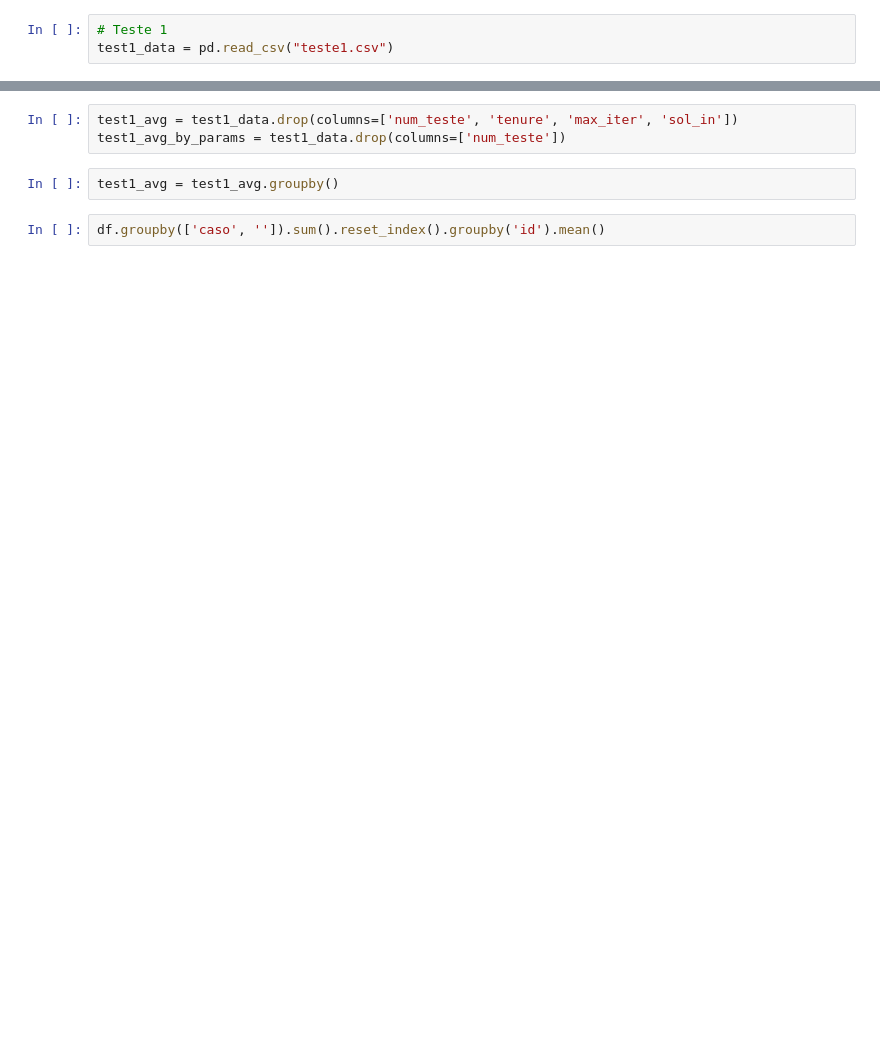
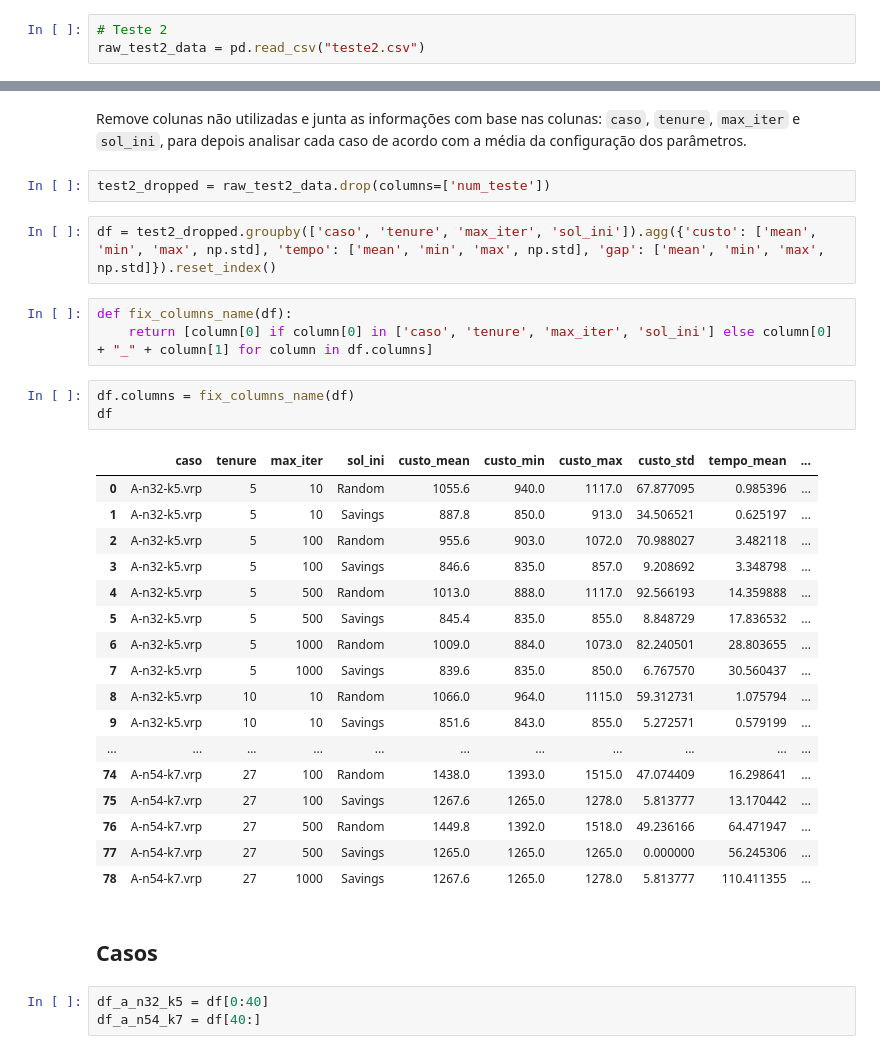
Before and after one commit to AHalic/tabu-search, a Jupyter notebook: log/log_analysis.ipynb, the cells around one changed output, grey strips where cells are left out. Cells and saved outputs as stored; diff of their text form; blank space fills up the shorter version.

Commit message:
:sparkles: analyzes tenure = 10

```diff
--- a/log/log_analysis.ipynb
+++ b/log/log_analysis.ipynb
@@ -3,3 +10,3 @@ import pandas as pd
 # %%
-# Teste 1
-test1_data = pd.read_csv("teste1.csv")
+# Teste 2
+raw_test2_data = pd.read_csv("teste2.csv")
@@ -10,7 +13,35 @@ test1_data
+# %% [markdown]
+Remove colunas não utilizadas e junta as informações com base nas colunas: `caso`, `tenure`, `max_iter` e `sol_ini`, para depois analisar cada caso de acordo com a média da configuração dos parâmetros.
 # %%
-test1_avg = test1_data.drop(columns=['num_teste', 'tenure', 'max_iter', 'sol_in'])
-test1_avg_by_params = test1_data.drop(columns=['num_teste'])
+test2_dropped = raw_test2_data.drop(columns=['num_teste'])
-# %%
-test1_avg = test1_avg.groupby()
 # %%
-df.groupby(['caso', '']).sum().reset_index().groupby('id').mean()
+df = test2_dropped.groupby(['caso', 'tenure', 'max_iter', 'sol_ini']).agg({'custo': ['mean', 'min', 'max', np.std], 'tempo': ['mean', 'min', 'max', np.std], 'gap': ['mean', 'min', 'max', np.std]}).reset_index()
+# %%
+def fix_columns_name(df):
+    return [column[0] if column[0] in ['caso', 'tenure', 'max_iter', 'sol_ini'] else column[0] + "_" + column[1] for column in df.columns]
+# %%
+df.columns = fix_columns_name(df)
+df
+# %% [output]
+|  | caso | tenure | max_iter | sol_ini | custo_mean | custo_min | custo_max | custo_std | tempo_mean | ... |
+| 0 | A-n32-k5.vrp | 5 | 10 | Random | 1055.6 | 940.0 | 1117.0 | 67.877095 | 0.985396 | ... |
+| 1 | A-n32-k5.vrp | 5 | 10 | Savings | 887.8 | 850.0 | 913.0 | 34.506521 | 0.625197 | ... |
+| 2 | A-n32-k5.vrp | 5 | 100 | Random | 955.6 | 903.0 | 1072.0 | 70.988027 | 3.482118 | ... |
+| 3 | A-n32-k5.vrp | 5 | 100 | Savings | 846.6 | 835.0 | 857.0 | 9.208692 | 3.348798 | ... |
+| 4 | A-n32-k5.vrp | 5 | 500 | Random | 1013.0 | 888.0 | 1117.0 | 92.566193 | 14.359888 | ... |
+| 5 | A-n32-k5.vrp | 5 | 500 | Savings | 845.4 | 835.0 | 855.0 | 8.848729 | 17.836532 | ... |
+| 6 | A-n32-k5.vrp | 5 | 1000 | Random | 1009.0 | 884.0 | 1073.0 | 82.240501 | 28.803655 | ... |
+| 7 | A-n32-k5.vrp | 5 | 1000 | Savings | 839.6 | 835.0 | 850.0 | 6.767570 | 30.560437 | ... |
+| 8 | A-n32-k5.vrp | 10 | 10 | Random | 1066.0 | 964.0 | 1115.0 | 59.312731 | 1.075794 | ... |
+| 9 | A-n32-k5.vrp | 10 | 10 | Savings | 851.6 | 843.0 | 855.0 | 5.272571 | 0.579199 | ... |
+| ... | ... | ... | ... | ... | ... | ... | ... | ... | ... | ... |
+| 74 | A-n54-k7.vrp | 27 | 100 | Random | 1438.0 | 1393.0 | 1515.0 | 47.074409 | 16.298641 | ... |
+| 75 | A-n54-k7.vrp | 27 | 100 | Savings | 1267.6 | 1265.0 | 1278.0 | 5.813777 | 13.170442 | ... |
+| 76 | A-n54-k7.vrp | 27 | 500 | Random | 1449.8 | 1392.0 | 1518.0 | 49.236166 | 64.471947 | ... |
+| 77 | A-n54-k7.vrp | 27 | 500 | Savings | 1265.0 | 1265.0 | 1265.0 | 0.000000 | 56.245306 | ... |
+| 78 | A-n54-k7.vrp | 27 | 1000 | Savings | 1267.6 | 1265.0 | 1278.0 | 5.813777 | 110.411355 | ... |
+# %% [markdown]
+## Casos
+# %%
+df_a_n32_k5 = df[0:40]
+df_a_n54_k7 = df[40:]
```
Also changed, not shown: parts of 16 cells of this notebook.
